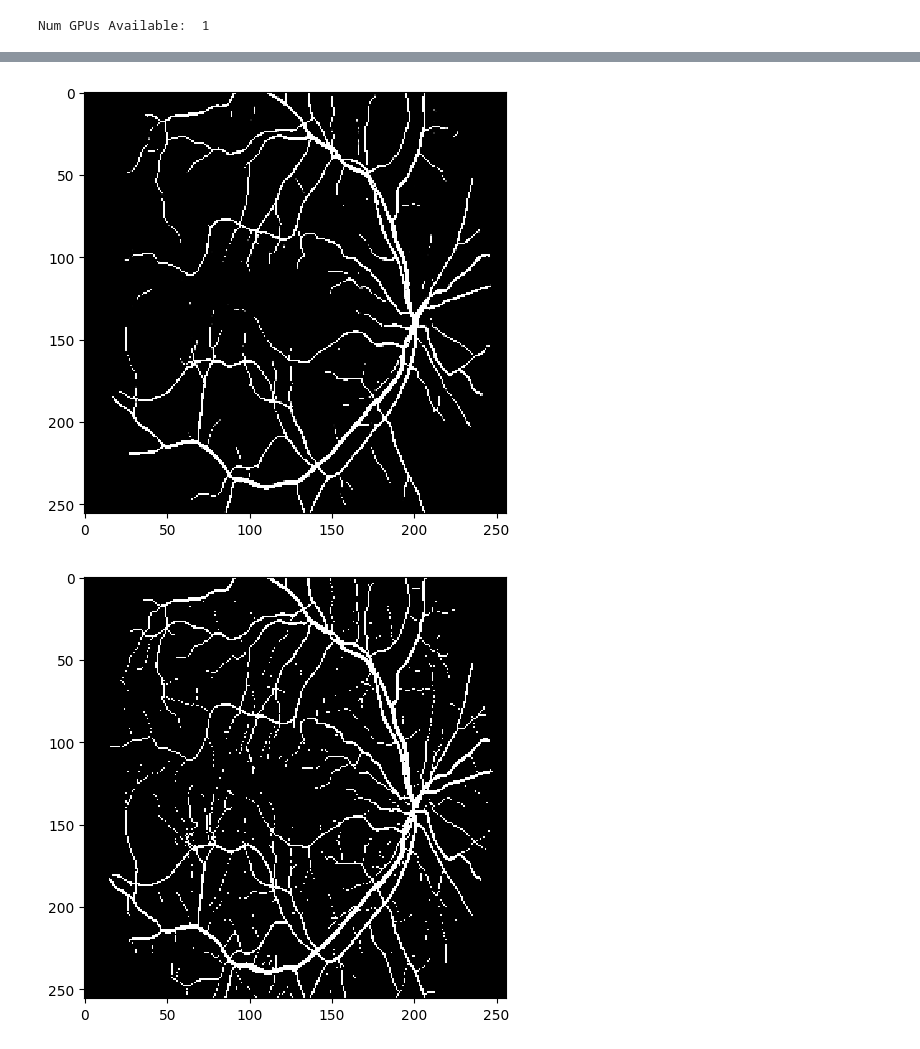
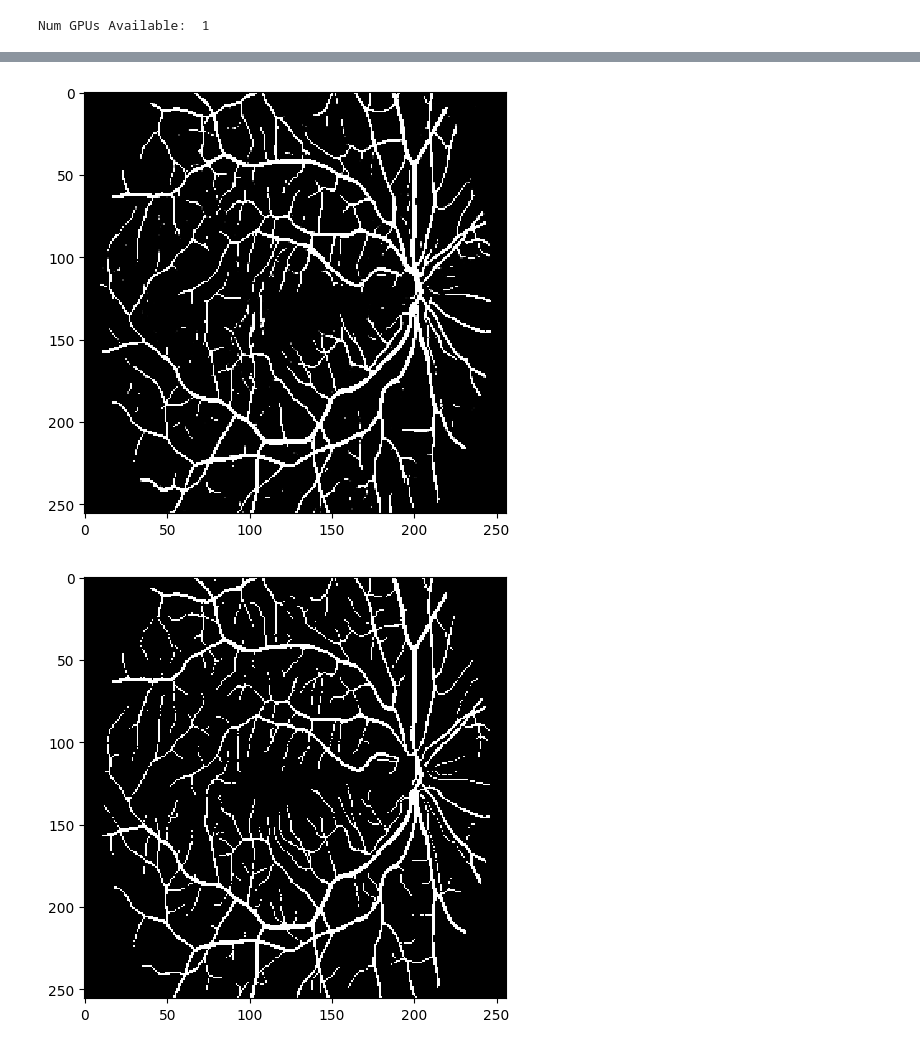
Before and after one commit to u-noob-i/Image-Segmentation, a Jupyter notebook: RetinaVesselSegmentationVGGUnet.ipynb, the cells around one changed output, grey strips where cells are left out. Cells and saved outputs as stored; diff of their text form; code cells hidden in the pictures.

```diff
--- a/RetinaVesselSegmentationVGGUnet.ipynb
+++ b/RetinaVesselSegmentationVGGUnet.ipynb
@@ -71,8 +71,8 @@ from tensorflow.keras.callbacks import ModelCheckpoint, CSVLogger, ReduceLROnPla
 from Metrics import dice_coef, dice_loss, iou
 # %%
 #Defining parameters
-batch_size = 9
-lr = 1e-4
-num_epochs = 50
-model_path = os.path.join('t1.h5')
-csv_path = os.path.join('t1.csv')
+batch_size = 16
+lr = 1e-3
+num_epochs = 20
+model_path = os.path.join('vggpreprocessed.h5')
+csv_path = os.path.join('vggpreprocessed.csv')
@@ -114,6 +102,7 @@ def build_vgg16_unet(input_shape):
     inputs = Input(input_shape)
 
     vgg16 = VGG16(include_top=False, weights="imagenet", input_tensor=inputs)
+    vgg16.trainable = False
 
     s1 = vgg16.get_layer("block1_conv2").output         ## (512 x 512)
     s2 = vgg16.get_layer("block2_conv2").output         ## (256 x 256)
@@ -133,9 +122,9 @@ def build_vgg16_unet(input_shape):
     model = Model(inputs, outputs, name="VGG16_U-Net")
     return model
 # %%
-# input_shape = (height, width, 3)
-# model = build_vgg16_unet(input_shape)
-model.compile(optimizer=Adam(lr), loss=dice_loss, metrics=[dice_coef, iou, Recall(), Precision()])
+input_shape = (height, width, 3)
+model = build_vgg16_unet(input_shape)
+model.compile(optimizer=Adam(lr), loss=dice_loss, metrics=[dice_coef, iou, Accuracy(), Recall(), Precision()])
 model.summary()
 # %% [output]
 Model: "VGG16_U-Net"
@@ -161,11 +150,10 @@ checkpointer=tf.keras.callbacks.ModelCheckpoint('model_for_retina', verbose=1,sa
 
 callbacks=[
     ModelCheckpoint(model_path, verbose=1, save_best_only=True),
-    tf.keras.callbacks.EarlyStopping(patience=10, monitor='val_loss'),
+    tf.keras.callbacks.EarlyStopping(patience=50, monitor='val_loss'),
     tf.keras.callbacks.TensorBoard(log_dir='logs'),
     CSVLogger(csv_path),
-
 ]
 
-results=model.fit(X_train, Y_train, validation_split = 0.2, batch_size = batch_size, epochs = 10, callbacks=callbacks)
+results=model.fit(X_train, Y_train, validation_split = 0.1, batch_size = batch_size, epochs = num_epochs, callbacks=callbacks)
 # %% [output]
@@ -189,12 +177,12 @@ Epoch 00010: val_loss did not improve from 0.17447
 # %%
 Y_pred = model.predict(X_test)
-imshow(Y_pred[0])
+imshow(Y_pred[11])
 plt.show()
-imshow(Y_test[0])
+imshow(Y_test[11])
 plt.show()
 # %% [output]
-[figure, old version]
+[figure, new version]
-[figure, old version]
+[figure, new version]
 # %%
 results = model.evaluate(X_test, Y_test, verbose=1)
 print(results)
```
Also changed, not shown: parts of 9 cells of this notebook.
